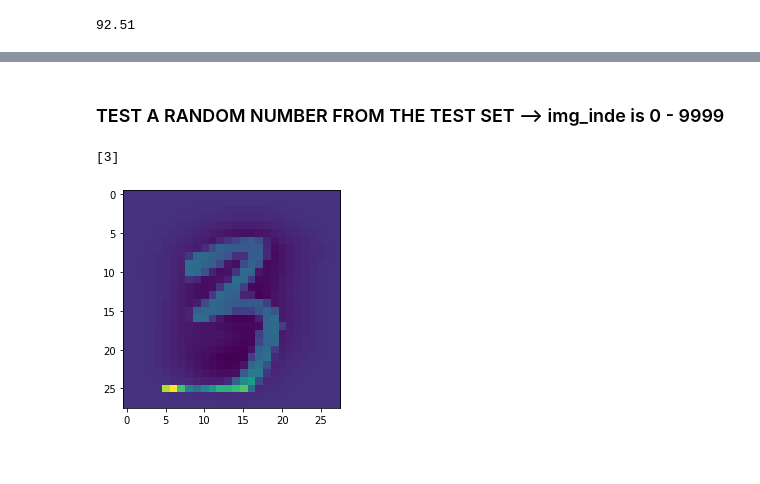
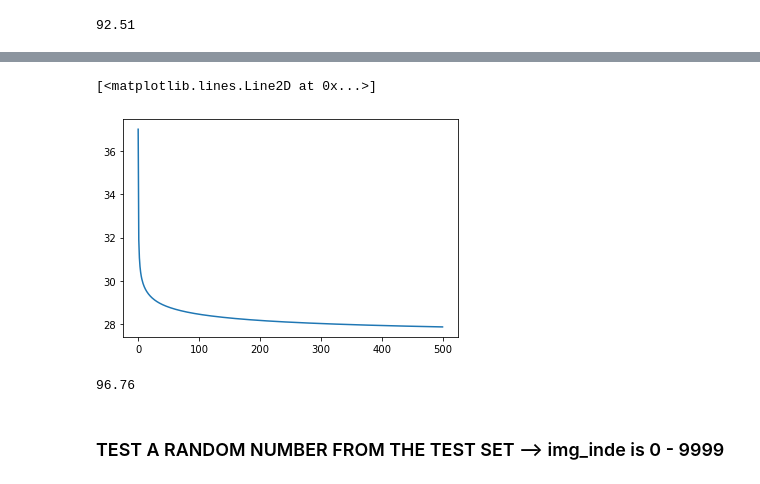
Before and after one commit to MustafaAli789/native-ann, a Jupyter notebook: General-Neural-Network.ipynb, the cells around one changed output, grey strips where cells are left out. Cells and saved outputs as stored; diff of their text form; code cells hidden in the pictures.

```diff
--- a/General-Neural-Network.ipynb
+++ b/General-Neural-Network.ipynb
@@ -546,0 +589,24 @@ get_test_accuracy(test_mnist_net)
+# %%
+def load_data():
+    with open('mnist-classifier-neuralnet/train-labels-idx1-ubyte', 'rb') as labels:
+        magic, n = struct.unpack('>II', labels.read(8)) ##reading 8 bytes, first 2 lines
+        train_labels = np.fromfile(labels, dtype=np.uint8)
+    with open('mnist-classifier-neuralnet/train-images-idx3-ubyte', 'rb') as images:
+        magic, num, nrows, ncols = struct.unpack(">IIII", images.read(16)) ##reading 16 bytes, first 4 lines
+        train_images = np.fromfile(images, dtype=np.uint8).reshape(num, 784) ##reshaping image as 784 row vecotr (28x28 px)
+    with open('mnist-classifier-neuralnet/t10k-labels-idx1-ubyte', 'rb') as labels:
+        magic, n = struct.unpack('>II', labels.read(8)) ##reading 8 bytes, first 2 lines
+        test_labels = np.fromfile(labels, dtype=np.uint8)
+    with open('mnist-classifier-neuralnet/t10k-images-idx3-ubyte', 'rb') as images:
+        magic, num, nrows, ncols = struct.unpack(">IIII", images.read(16)) ##reading 16 bytes, first 4 lines
+        test_images = np.fromfile(images, dtype=np.uint8).reshape(num, 784) ##reshaping image as 784 row vecotr (28x28 px)
+    return train_images, train_labels, test_images, test_labels
+# %%
+train_images, train_labels, test_images, test_labels  = load_data()
+test_images = test_images.T
+train_images = train_images.T
+test_images = test_images/255
+train_images = train_images/255
+# scaler2  = StandardScaler()
+# train_images = scaler2.fit_transform(train_images).T
+# test_images = scaler2.transform(test_images).T
@@ -546,0 +618,5 @@ get_test_accuracy(test_mnist_net)
+# %%
+mnist_net_multipHidden_batches_newData = NeuralNet('multi_logloss')
+mnist_net_multipHidden_batches_newData.addLayer(64, 'reLu')
+mnist_net_multipHidden_batches_newData.addLayer(10, 'softmax')
+costs, weights_multipHidden_batches_newData = mnist_net_multipHidden_batches_newData.fit(train_images, train_labels, 500, 1000)
@@ -547,3 +641,12 @@ get_test_accuracy(test_mnist_net)
+# %%
+plt.plot(costs)
+# %% [output]
+[<matplotlib.lines.Line2D at 0x...>]
+[figure, added]
+# %%
+get_test_accuracy2(mnist_net_multipHidden_batches_newData)
+# %% [output]
+96.76
 # %% [markdown]
 ### TEST A RANDOM NUMBER FROM THE TEST SET --> img_inde is 0 - 9999
 # %%
@@ -553,5 +655,0 @@ def test(img_index, net):
-# %%
-test(999, test_mnist_net)
-# %% [output]
-[3]
-[figure, removed]
```
Also changed, not shown: parts of 29 cells of this notebook, 9 other files.
